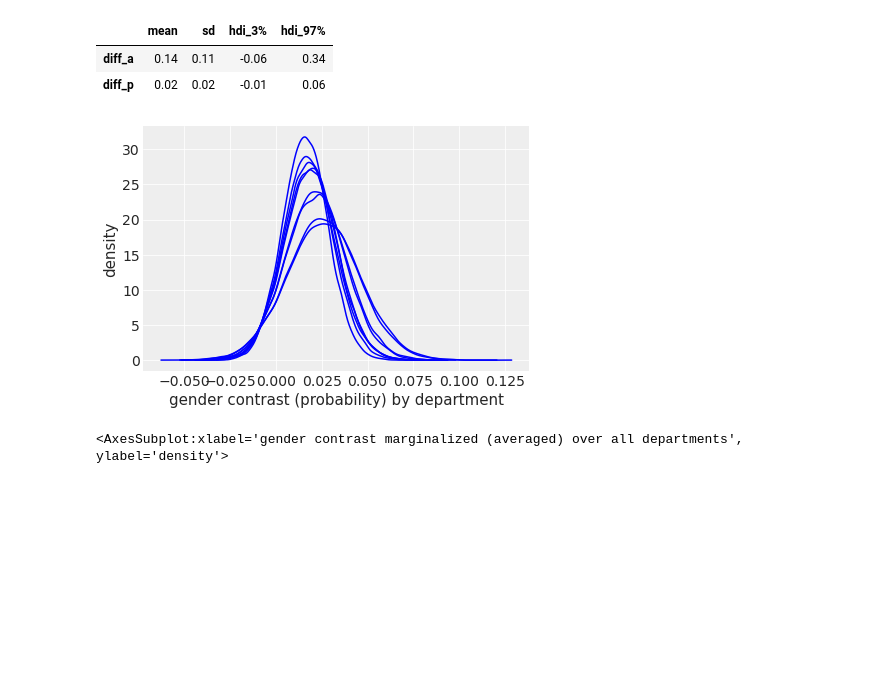
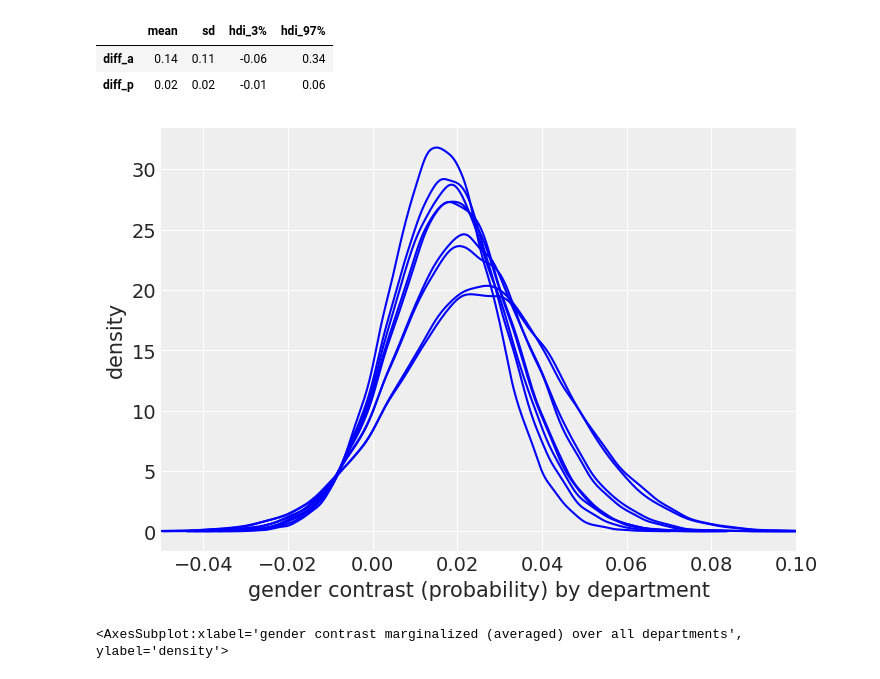
Before and after one commit to fhte2/statistical-rethinking, a Jupyter notebook: Week_5_exercises.ipynb, the cells around one changed output. Cells and saved outputs as stored; diff of their text form; code cells hidden in the pictures; blank space fills up the shorter version.

```diff
--- a/Week_5_exercises.ipynb
+++ b/Week_5_exercises.ipynb
@@ -228,10 +270,12 @@ for i in range(len(discipline_idx)):
 # %%
 fig, ax = plt.subplots()
 ax.set_xlabel('gender contrast (probability) by department')
 ax.set_ylabel('density')
 
+ax.set_xlim(-0.05, 0.1)
+
 for i in range(len(discipline_idx)):
     az.plot_kde(results[i], ax=ax, plot_kwargs={"color":'b'})
 # %% [output]
-[figure, old version]
+[figure, new version]
 # %%
```
Also changed, not shown: parts of 5 cells of this notebook.
